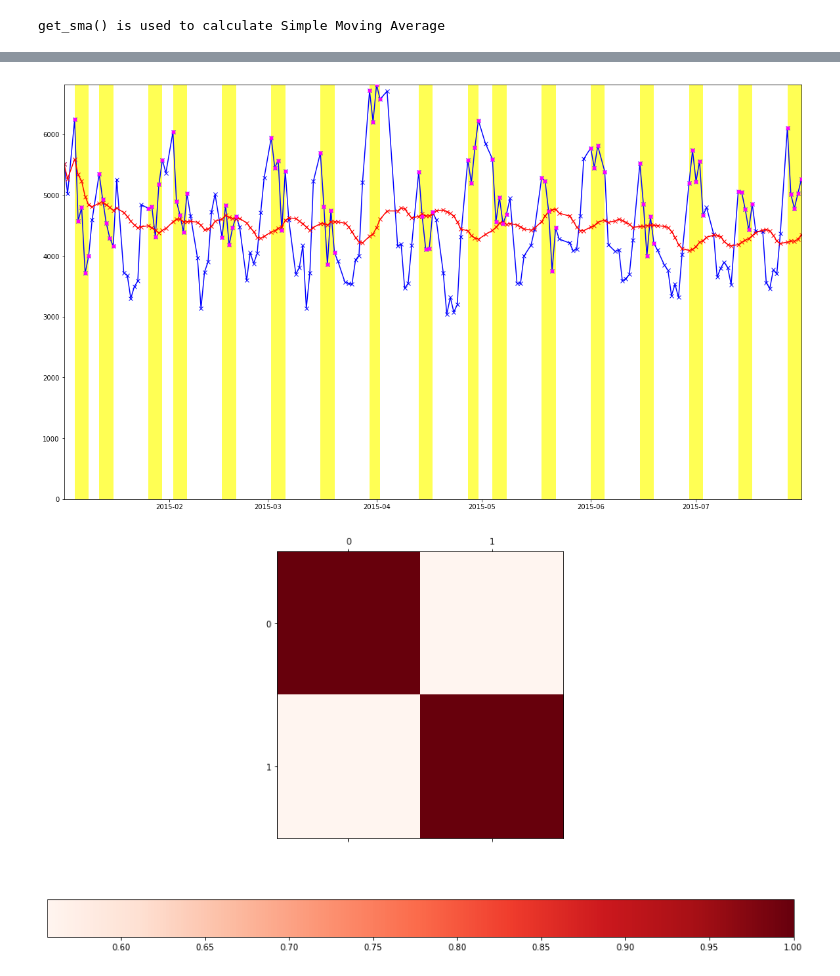
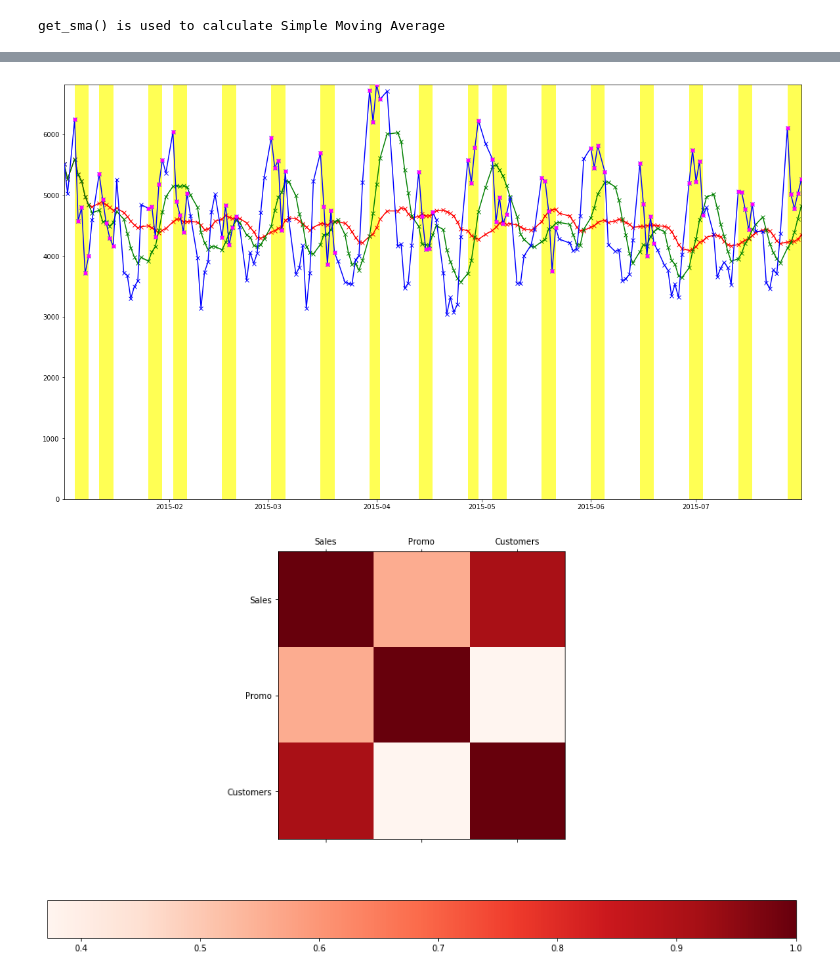
Before and after one commit to Stefan0010/CZ4041, a Jupyter notebook: src/vis.ipynb, the cells around one changed output, grey strips where cells are left out. Drawn from its saved outputs; the diff is of its cells as text; code cells hidden in the pictures.

```diff
--- a/src/vis.ipynb
+++ b/src/vis.ipynb
@@ -89,7 +89,8 @@ for i in range(1, 2):
     sales   = filtered['Sales']
     promos  = filtered['Promo']
 
-    sales_promos_pair = filtered[['Sales', 'Promo']]
+    spc_tupl = filtered[['Sales', 'Promo', 'Customers']]
+    xyticks = [''] + list(spc_tupl)
 
     for j in range(0, 3):
         year = 2013 + j
@@ -103,23 +104,27 @@ for i in range(1, 2):
         dates_wp    = dates[mask_wp].as_matrix()
         sales_wp    = sales[mask_wp].as_matrix()
 
+        SMA7 = get_sma(sales_allyr, n=7)
         SMA21 = get_sma(sales_allyr, n=21)
-        sales_promos_corrmat = sales_promos_pair[mask].corr()
+        spc_corrmat = spc_tupl[mask].corr()
 
         plt.clf()
         plt.figure(1)
         ax = plt.subplot(1, 1, 1)
         plt.fill_between(dates_allyr, 0, sales_allyr.max(), where=promos_allyr > 0, interpolate=False, zorder=0, alpha=0.67, facecolor='yellow')
-        plt.plot(dates_allyr, sales_allyr, '-bx', zorder=1)
-        plt.plot(dates_allyr, SMA21, '-rx', zorder=2)
-        plt.scatter(dates_wp, sales_wp, marker='o', c='magenta', s=25, zorder=3)
+        plt.plot(dates_allyr, sales_allyr, '-bx', zorder=3)
+        plt.plot(dates_allyr, SMA7, '-gx', zorder=2)
+        plt.plot(dates_allyr, SMA21, '-rx', zorder=1)
+        plt.scatter(dates_wp, sales_wp, marker='o', c='magenta', s=25, zorder=4)
         plt.xlim((dates_allyr[0], dates_allyr[-1]))
         plt.ylim((0, sales_allyr.max()))
         plt.subplots_adjust(top=1., bottom=0.025, right=1., left=0.025, wspace=0., hspace=0.)
 
         fig = plt.figure(2)
         ax  = fig.add_subplot(1, 1, 1)
-        cax = ax.matshow(sales_promos_corrmat, cmap='Reds')
+        ax.set_xticklabels(xyticks)
+        ax.set_yticklabels(xyticks)
+        cax = ax.matshow(spc_corrmat, cmap='Reds')
         fig.colorbar(cax, orientation='horizontal')
         plt.show()
 # %% [output]
@@ -130,2 +135,2 @@ for i in range(1, 2):
-[figure, old version]
+[figure, new version]
-[figure, old version]
+[figure, new version]
```
Also changed, not shown: parts of 1 cell of this notebook.
